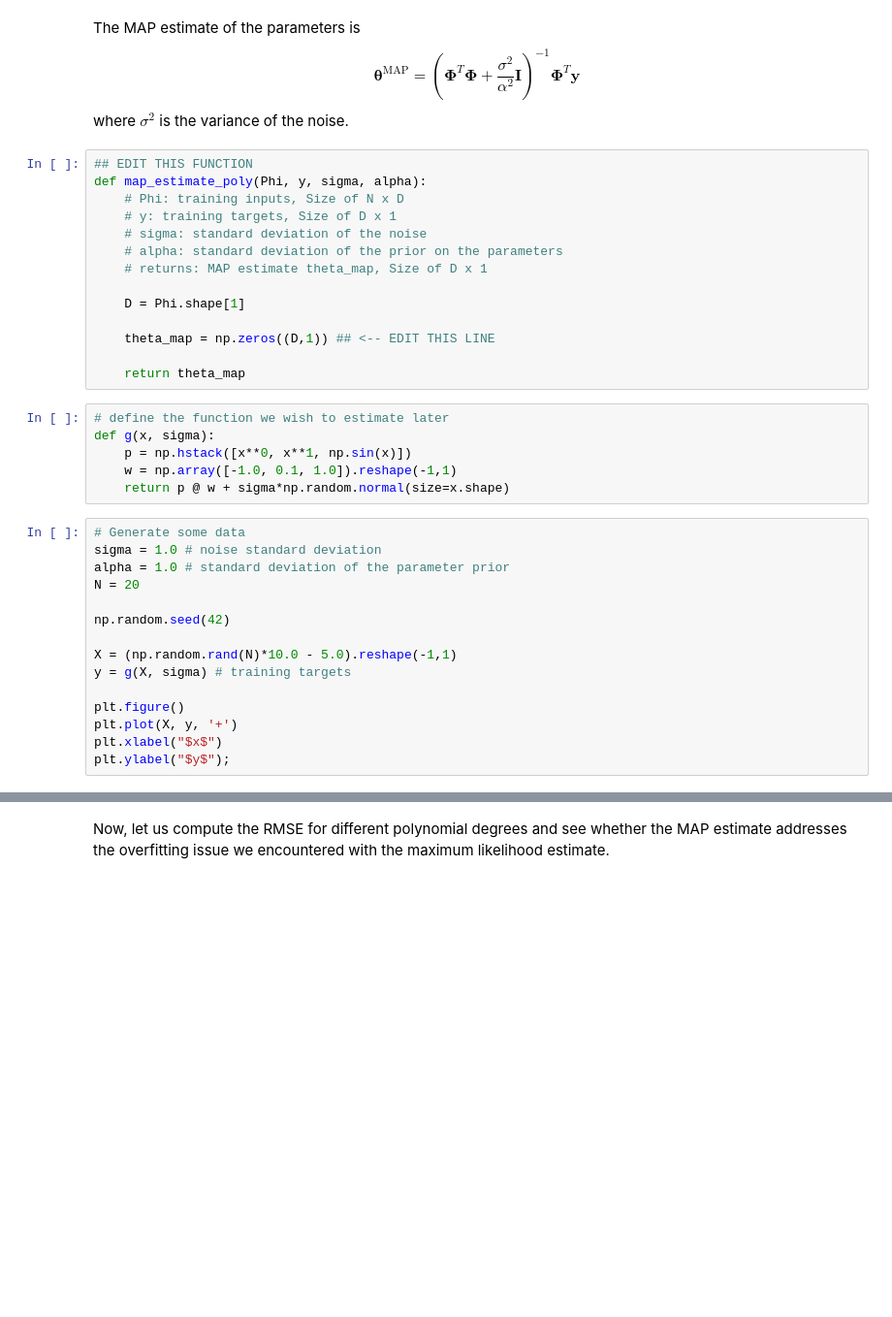
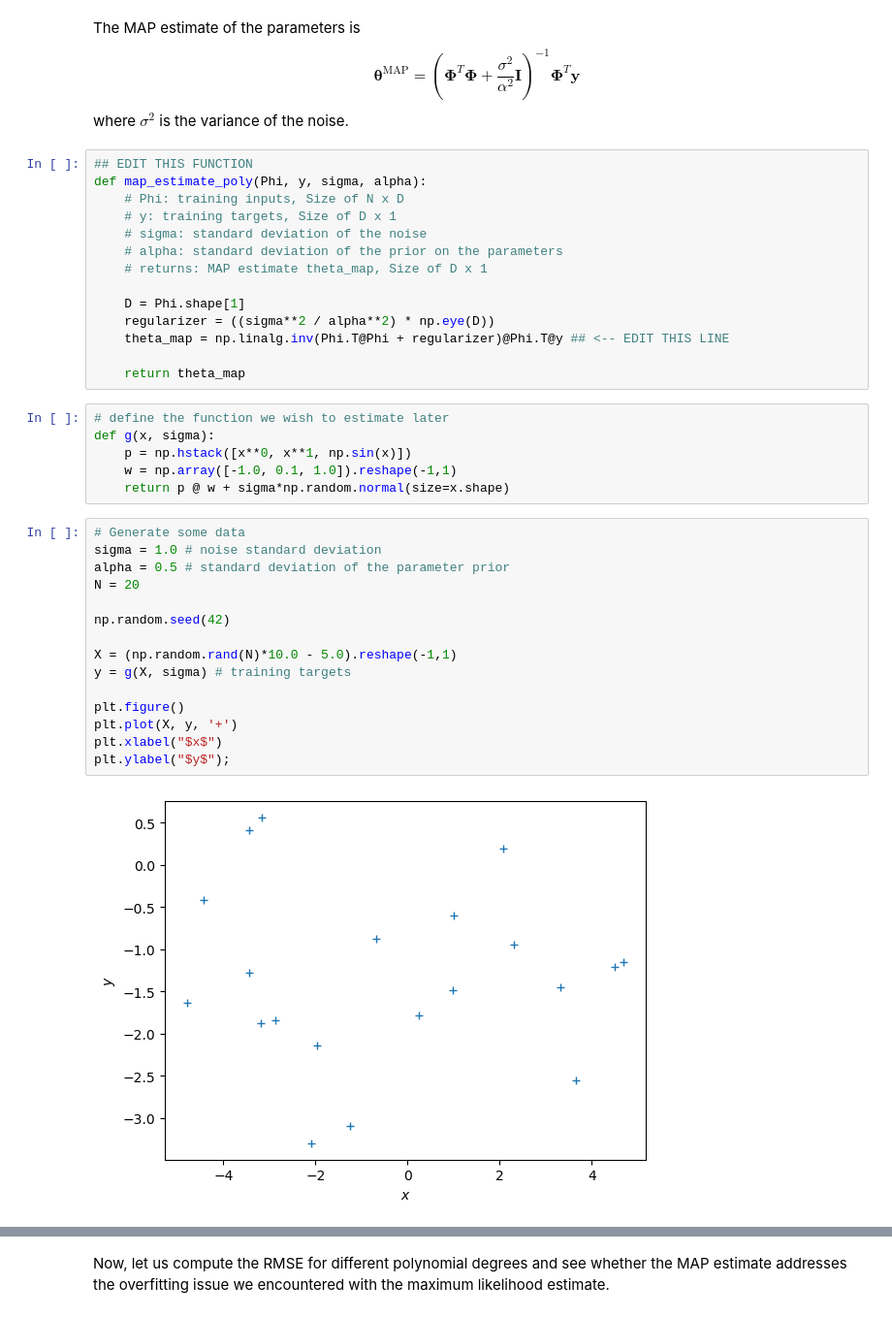
Before and after one commit to mindphil/mml, a Jupyter notebook: tutorials/tutorial_linear_regression.ipynb, the cells around one changed output, grey strips where cells are left out. Shown at 97% size. Cells and saved outputs as stored; diff of their text form; blank space fills up the shorter version.

```diff
--- a/tutorials/tutorial_linear_regression.ipynb
+++ b/tutorials/tutorial_linear_regression.ipynb
@@ -483,8 +518,8 @@ def map_estimate_poly(Phi, y, sigma, alpha):
     # returns: MAP estimate theta_map, Size of D x 1
 
     D = Phi.shape[1]
-
-    theta_map = np.zeros((D,1)) ## <-- EDIT THIS LINE
+    regularizer = ((sigma**2 / alpha**2) * np.eye(D))
+    theta_map = np.linalg.inv(Phi.T@Phi + regularizer)@Phi.T@y ## <-- EDIT THIS LINE
 
     return theta_map
 # %%
@@ -496,18 +531,20 @@ def g(x, sigma):
 # %%
 # Generate some data
 sigma = 1.0 # noise standard deviation
-alpha = 1.0 # standard deviation of the parameter prior
+alpha = 0.5 # standard deviation of the parameter prior
 N = 20
 
 np.random.seed(42)
 
 X = (np.random.rand(N)*10.0 - 5.0).reshape(-1,1)
 y = g(X, sigma) # training targets
 
 plt.figure()
 plt.plot(X, y, '+')
 plt.xlabel("$x$")
 plt.ylabel("$y$");
+# %% [output]
+[figure, added]
 # %%
 # get the MAP estimate
 K = 8 # polynomial degree
```
Also changed, not shown: parts of 22 cells of this notebook.
